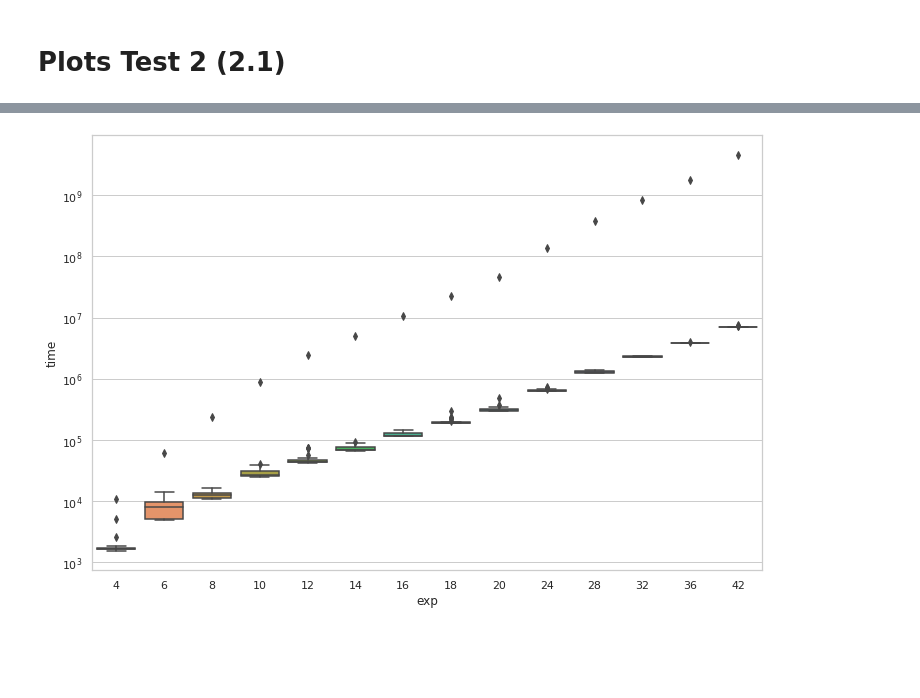
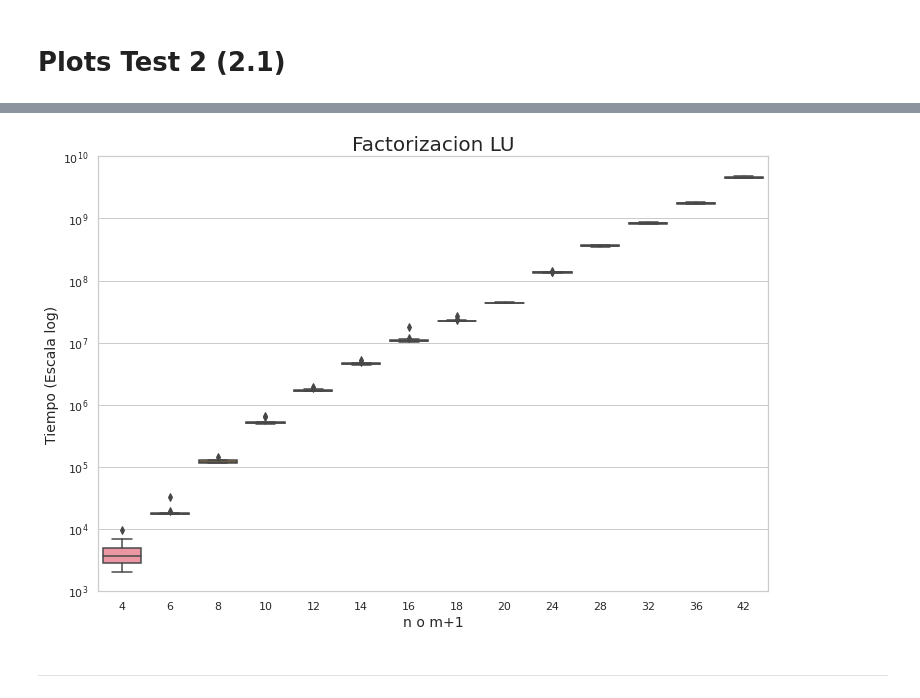
Before and after one commit to pablolp99/mn-tp1, a Jupyter notebook: experiments/plots.ipynb, the cells around one changed output, grey strips where cells are left out. Cells and saved outputs as stored; diff of their text form; code cells hidden in the pictures; blank space fills up the shorter version.

```diff
--- a/experiments/plots.ipynb
+++ b/experiments/plots.ipynb
@@ -155,7 +164,10 @@ plt.yscale('log')
 # %%
 sns.set_theme(style="whitegrid")
-ax = sns.boxplot(x="exp", y="time", data=df_lu)
+ax = sns.boxplot(x="exp", y="time", data=df_lu_2)
 plt.yscale('log')
-# plt.savefig("plots/1_LU_times.png")
+plt.ylabel('Tiempo (Escala log)', fontsize=14)
+plt.xlabel('n o m+1', fontsize=14)
+plt.title('Factorizacion LU', fontsize=20)
+plt.savefig("plots/1_LU_times.png")
 # %% [output]
-[figure, old version]
+[figure, new version]
@@ -164,0 +174,2 @@ df_eg_2.to_csv("parsed_eg_test2.csv")
+# %% [markdown]
+---
```
Also changed, not shown: parts of 7 cells of this notebook, 4 other files.
